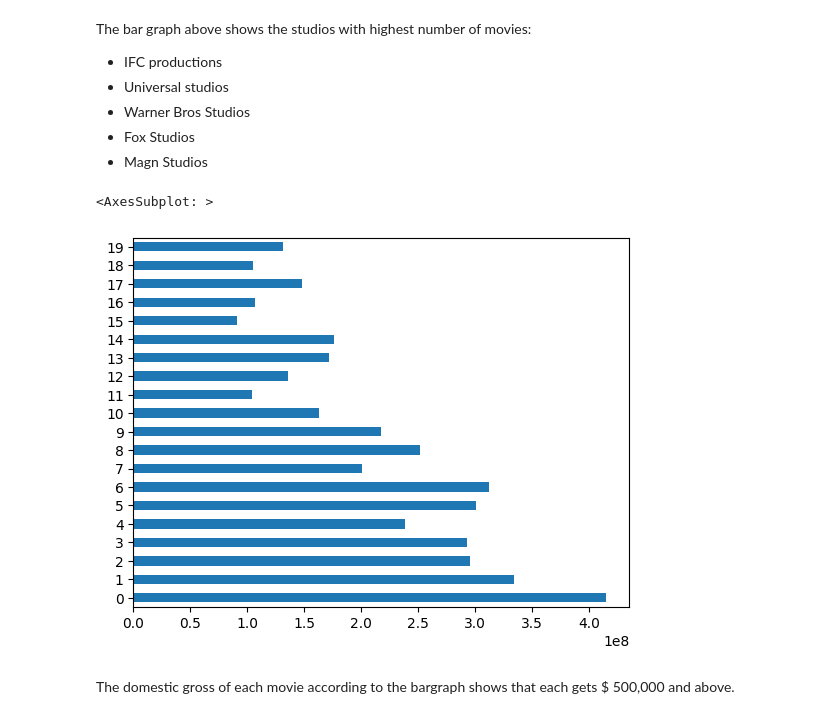
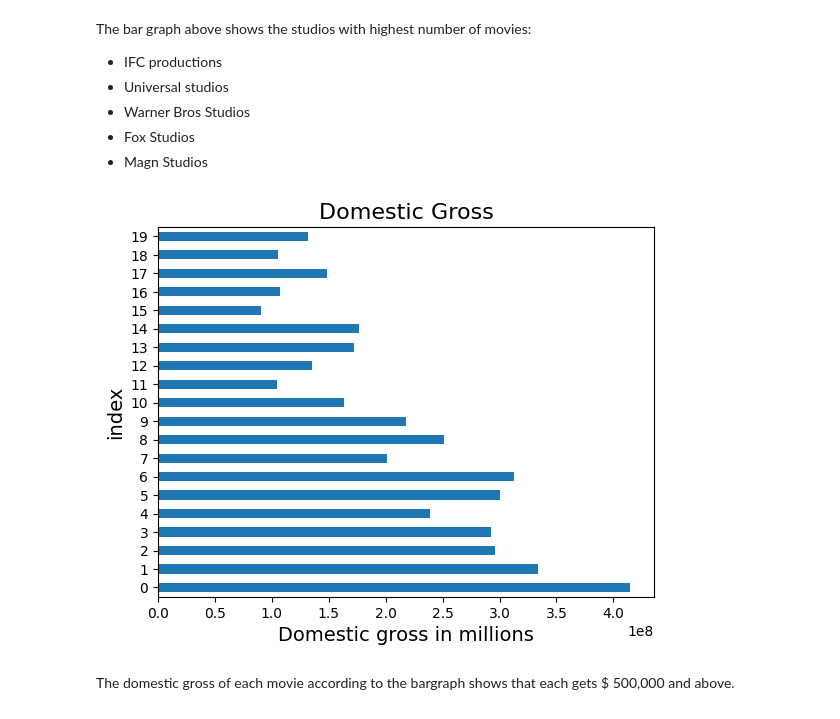
Before and after one commit to FlavianMiano/dsc-phase-1-project-v2-4, a Jupyter notebook: student.ipynb, the cells around one changed output. Drawn from its saved outputs; the diff is of its cells as text; code cells hidden in the pictures.

```diff
--- a/student.ipynb
+++ b/student.ipynb
@@ -565,10 +576,12 @@ The bar graph above shows the studios with highest number of movies:
    * Magn Studios
 # %%
 #graph to show the highest
-bom_movies['domestic_gross'][:20].plot(kind = 'barh')
+ax = bom_movies['domestic_gross'][:20].plot(kind = 'barh')
+ax.set_title('Domestic Gross', fontsize=16)
+ax.set_xlabel("Domestic gross in millions",fontsize=14)
+ax.set_ylabel("index", fontsize=14);
 # %% [output]
-<AxesSubplot: >
-[figure, old version]
+[figure, new version]
 # %% [markdown]
 The domestic gross of each movie according to the bargraph shows that each gets $ 500,000 and above.
 # %% [markdown]
```
Also changed, not shown: parts of 14 cells of this notebook.
